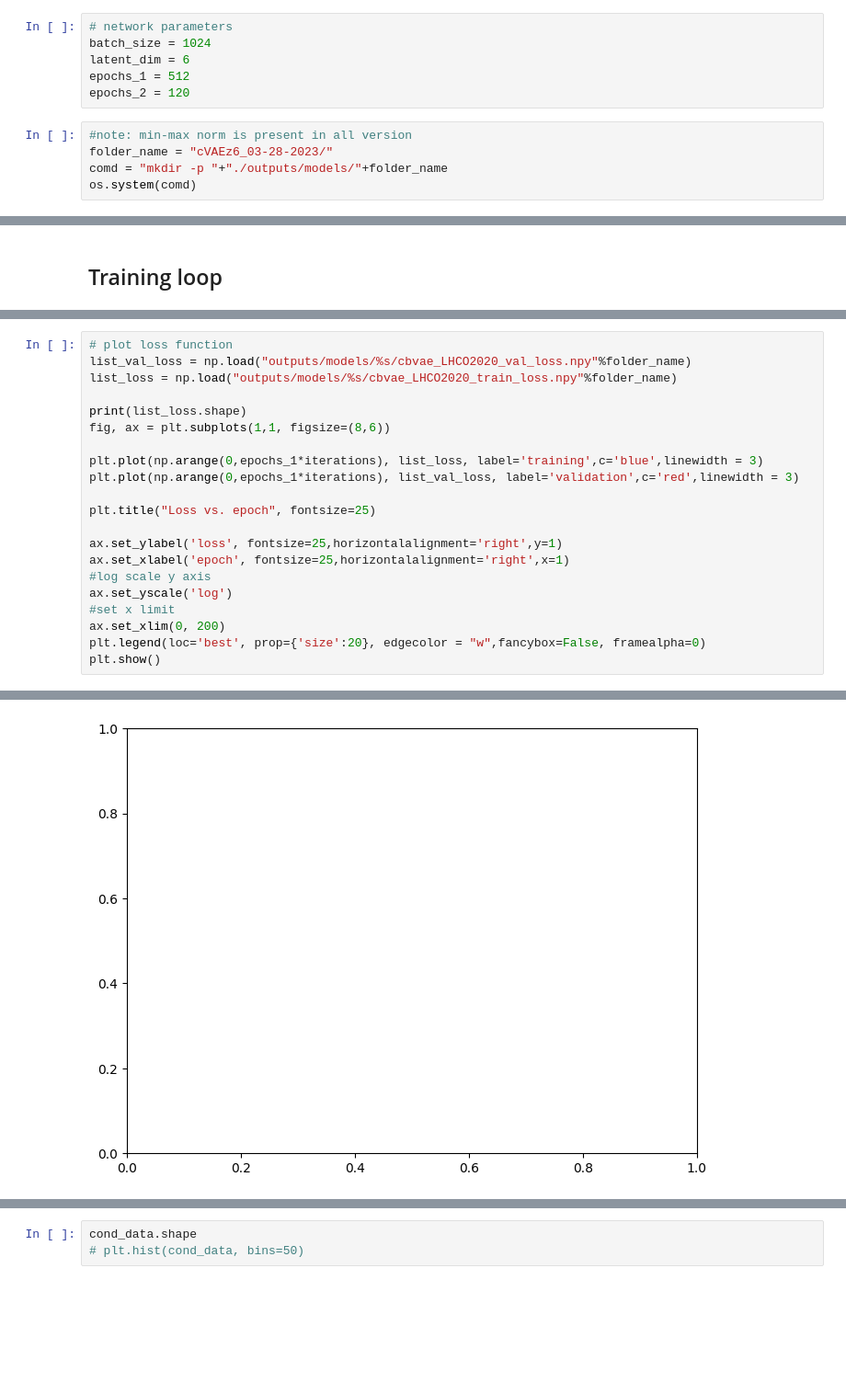
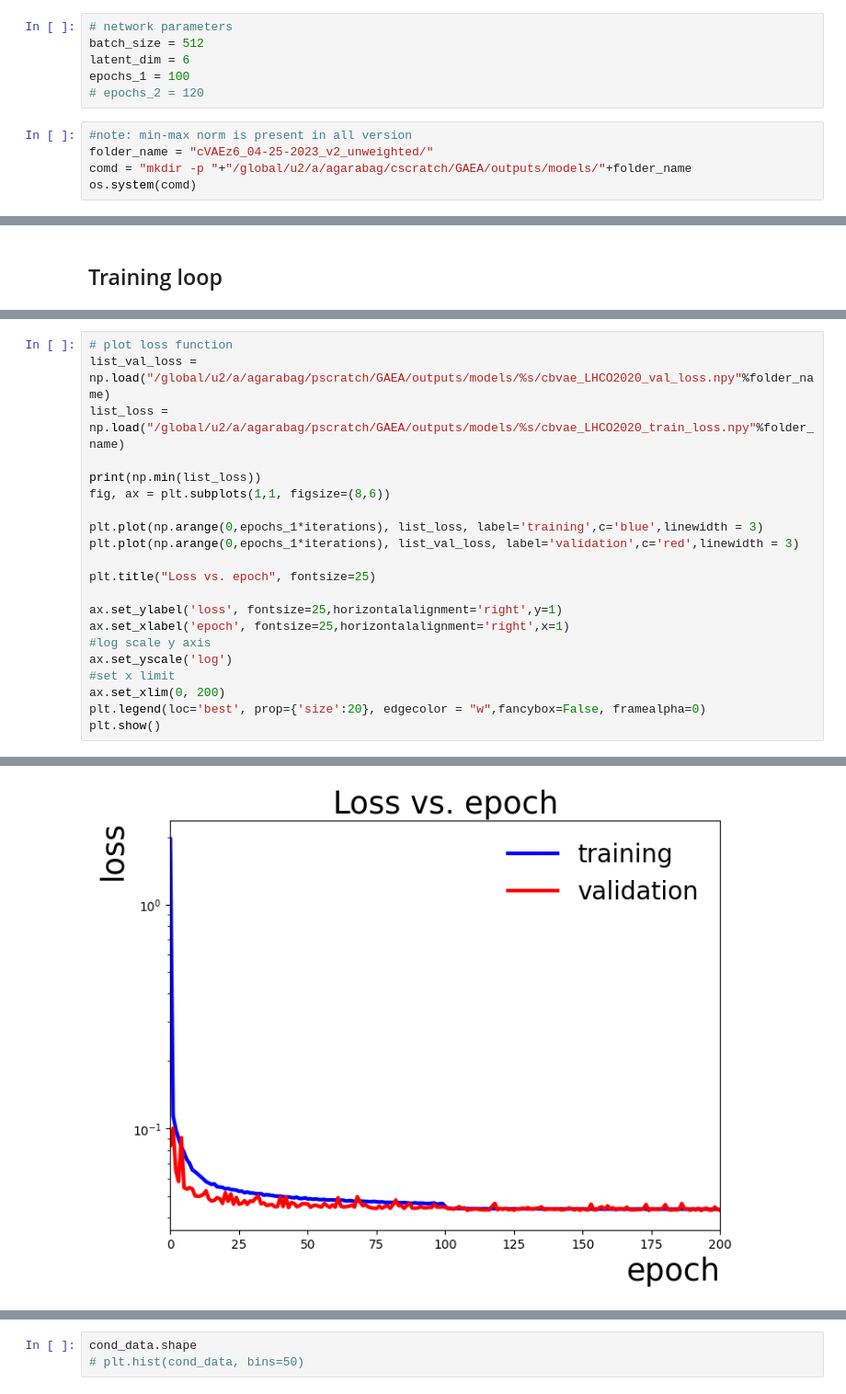
Before and after one commit to elhamekhoda/GAAnoDe, a Jupyter notebook: train_cvae.ipynb, the cells around one changed output, grey strips where cells are left out. Shown at 92% size. Cells and saved outputs as stored; diff of their text form; blank space fills up the shorter version.

```diff
--- a/train_cvae.ipynb
+++ b/train_cvae.ipynb
@@ -230,14 +429,14 @@ Data Shape:  (878648, 6)
 ### Network parameters
 # %%
 # network parameters
-batch_size = 1024
+batch_size = 512
 latent_dim = 6
-epochs_1 = 512
-epochs_2 = 120
+epochs_1 = 100
+# epochs_2 = 120
 # %%
 #note: min-max norm is present in all version
-folder_name = "cVAEz6_03-28-2023/"
-comd = "mkdir -p "+"./outputs/models/"+folder_name
+folder_name = "cVAEz6_04-25-2023_v2_unweighted/"
+comd = "mkdir -p "+"/global/u2/a/agarabag/cscratch/GAEA/outputs/models/"+folder_name
 os.system(comd)
 # %% [output]
 0
@@ -543,9 +732,9 @@ latent_std = np.sqrt(latent_var)
 # %%
 # plot loss function
-list_val_loss = np.load("outputs/models/%s/cbvae_LHCO2020_val_loss.npy"%folder_name)
-list_loss = np.load("outputs/models/%s/cbvae_LHCO2020_train_loss.npy"%folder_name)
+list_val_loss = np.load("/global/u2/a/agarabag/pscratch/GAEA/outputs/models/%s/cbvae_LHCO2020_val_loss.npy"%folder_name)
+list_loss = np.load("/global/u2/a/agarabag/pscratch/GAEA/outputs/models/%s/cbvae_LHCO2020_train_loss.npy"%folder_name)
 
-print(list_loss.shape)
+print(np.min(list_loss))
 fig, ax = plt.subplots(1,1, figsize=(8,6))
 
 plt.plot(np.arange(0,epochs_1*iterations), list_loss, label='training',c='blue',linewidth = 3)
@@ -567,3 +755,3 @@ ValueError: x and y must have same first dimension, but have shapes (1536,) and
-[figure, old version]
+[figure, new version]
 # %%
 # Read the mean values
```
Also changed, not shown: parts of 65 cells of this notebook, 4 other files.
